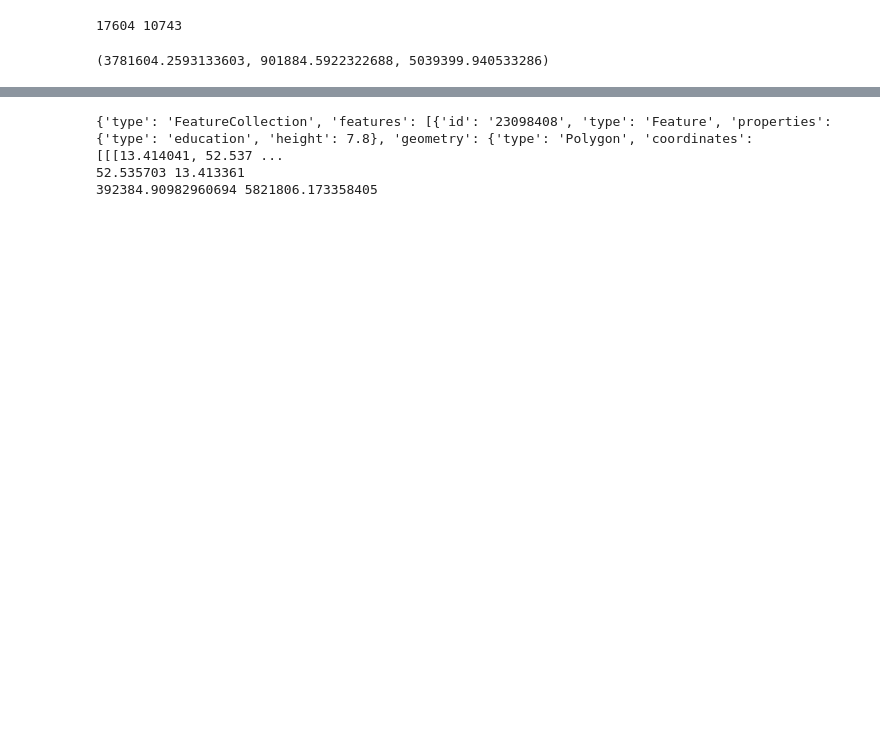
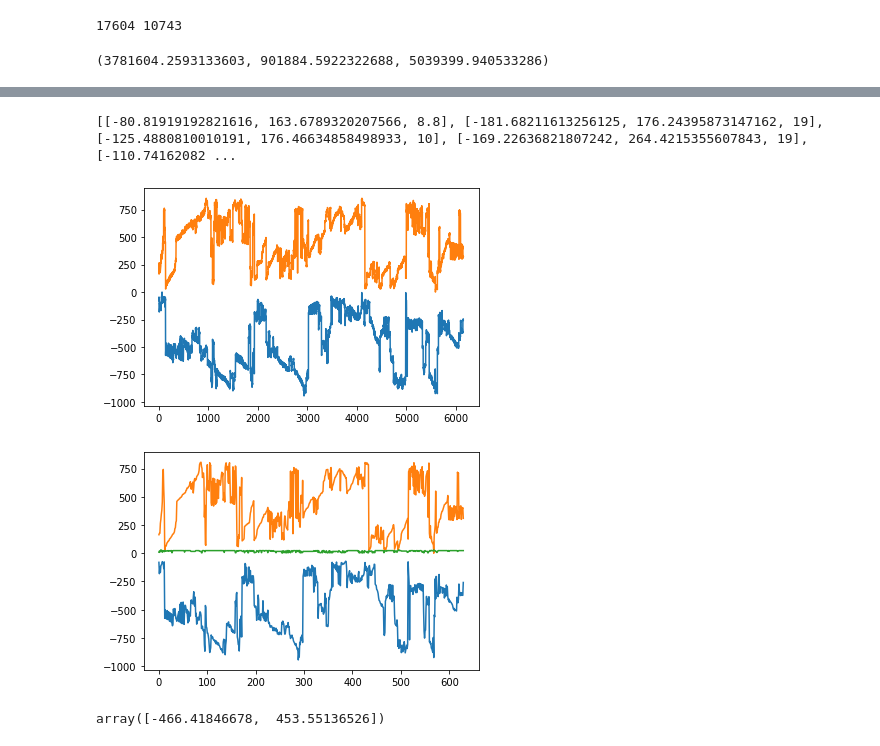
Before and after one commit to kazuyahirotsu/LoRaPos, a Jupyter notebook: simulation/flora_simulation/scripts/geojson2xml.ipynb, the cells around one changed output, grey strips where cells are left out. Cells and saved outputs as stored; diff of their text form; code cells hidden in the pictures; blank space fills up the shorter version.

Commit message:
placed nodes in the city

```diff
--- a/simulation/flora_simulation/scripts/geojson2xml.ipynb
+++ b/simulation/flora_simulation/scripts/geojson2xml.ipynb
@@ -46,7 +49,7 @@ m
 # %% [output]
 [interactive output not drawn]
 # %%
-# script to generate xml file for simulation use in omnet++/inet
+# Script to generate xml file for simulation use in omnet++/inet
 # downloaded filename is export.geojson
 
 import json
@@ -66,10 +69,6 @@ def lat_lon_to_metric(lat, lon, min_lat, min_lon):
     return x * 1000, y * 1000  # convert to meters
 
 # # Convert GPS coordinates to Cartesian coordinates
-# def to_cartesian(lat, lon):
-#     x, y = pyproj.Transformer.from_crs(4326, 3857, always_xy=True).transform(lat, lon)
-#     return x, y
-
 def to_cartesian(lat, lon):
     # Calculate UTM zone from longitude
     zone = int((lon + 180) / 6) + 1
@@ -92,7 +91,7 @@ def get_points(geometry):
 # Parse the GeoJSON
 with open("export.geojson") as f:
     geojson = json.load(f)
-print(geojson)
+
 # Get the minimum latitude and longitude
 min_lat = 10**5
 for feat in geojson["features"]:
@@ -105,11 +104,12 @@ for feat in geojson["features"]:
 
 min_x, min_y = to_cartesian(min_lat, min_lon)
 
-print(min_lat, min_lon)
-print(min_x, min_y)
-
 # Create the root element
 root = Element('environment')
+
+# Prepare node locations
+node_locations = []
+polygon_position = [] # for analysis
 
 # Loop through the features
 for feature in geojson['features']:
@@ -133,7 +133,11 @@ for feature in geojson['features']:
 
         min_metric_coords = np.min(metric_coords, axis=0)
         obj.set('position', f"min {min_metric_coords[0]} {min_metric_coords[1]} 0")
-        # obj.set('position', "min 500 500 0")
+
+        node_locations.append(list(min_metric_coords)+[height+1])
+        for c in metric_coords:
+            polygon_position.append(c)
+
         shape = f"prism {height} " + ' '.join(shape_coords)
         obj.set('shape', shape)
 
@@ -152,7 +156,19 @@ with open('buildings.xml', 'w') as f:
     f.write(xml_pretty)
 
 #print(xml_pretty)
+print(node_locations)
 # %% [output]
-{'type': 'FeatureCollection', 'features': [{'id': '23098408', 'type': 'Feature', 'properties': {'type': 'education', 'height': 7.8}, 'geometry': {'type': 'Polygon', 'coordinates': [[[13.414041, 52.537 ...
-52.535703 13.413361
-392384.90982960694 5821806.173358405
+[[-80.81919192821616, 163.6789320207566, 8.8], [-181.68211613256125, 176.24395873147162, 19], [-125.4880810010191, 176.46634858498933, 10], [-169.22636821807242, 264.4215355607843, 19], [-110.74162082 ...
+# %%
+# Print node locations
+import matplotlib.pyplot as plt
+plt.plot(polygon_position)
+plt.show()
+plt.plot(node_locations)
+plt.show()
+
+np.mean(polygon_position, axis=0)
+# %% [output]
+[figure, added]
+[figure, added]
+array([-466.41846678,  453.55136526])
```
Also changed, not shown: parts of 4 cells of this notebook, 14 other files.
